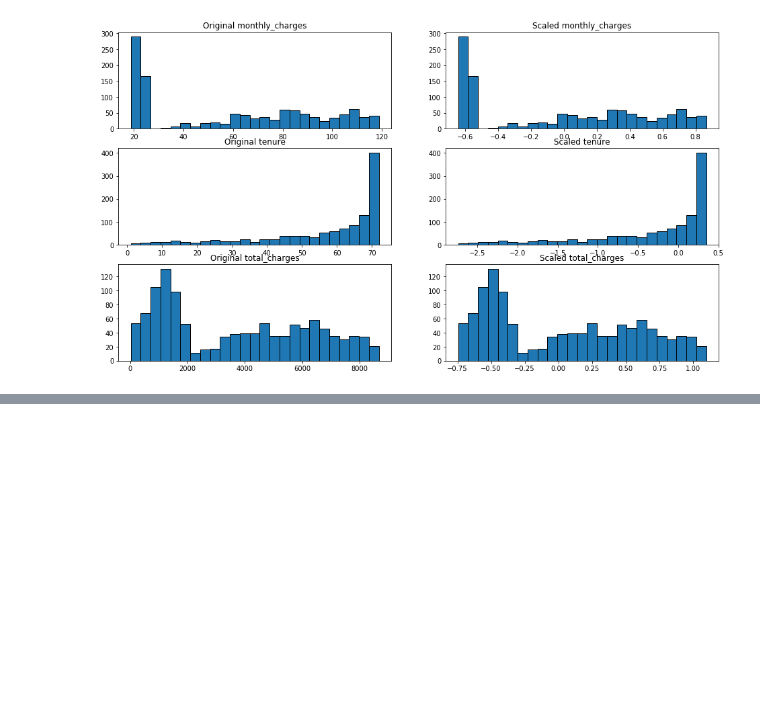
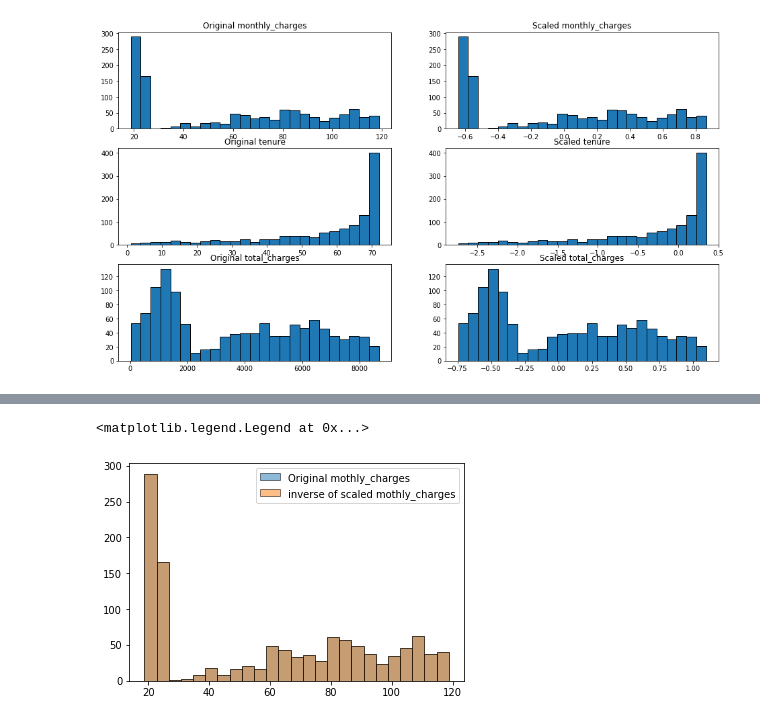
Before and after one commit to Yongliang-Shi/regression-exercises, a Jupyter notebook: scaling.ipynb, the cells around one changed output, grey strips where cells are left out. Saved outputs shown, nothing was run; the diff lists cells and outputs as text; code cells hidden in the pictures; blank space fills up the shorter version.

Commit message:
inverse the scaled data and compare the reults with the original data

```diff
--- a/scaling.ipynb
+++ b/scaling.ipynb
@@ -186,0 +213,30 @@ Text(0.5, 1.0, 'Scaled total_charges')
+# %%
+# Modify function 'add_scaled_columns' to 'add_inversed_columns'
+
+def add_inversed_columns(train, validate, test, scaler, columns_to_inverse):
+    new_column_names = [c + '_inversed' for c in columns_to_inverse]
+
+    train = pd.concat([
+        train,
+        pd.DataFrame(scaler.inverse_transform(train[columns_to_inverse]), columns=new_column_names, index=train.index),
+    ], axis=1)
+    validate = pd.concat([
+        validate,
+        pd.DataFrame(scaler.inverse_transform(validate[columns_to_inverse]), columns=new_column_names, index=validate.index),
+    ], axis=1)
+    test = pd.concat([
+        test,
+        pd.DataFrame(scaler.inverse_transform(test[columns_to_inverse]), columns=new_column_names, index=test.index),
+    ], axis=1)
+
+    return train, validate, test
+# %%
+# Reverse the MinMax columns
+
+cols_to_inverse = ['monthly_charges_scaled', 'tenure_scaled', 'total_charges_scaled']
+
+train_minmax_inv, validate_minmax_inv, test_minmax_inv = add_inversed_columns(train_minmax,
+                                                                              validate_minmax,
+                                                                              test_minmax,
+                                                                              scaler_minmax,
+                                                                              cols_to_inverse)
@@ -186,0 +302,10 @@ Text(0.5, 1.0, 'Scaled total_charges')
+# %%
+# Compare the original data and the inversed scaled data
+
+plt.hist(train_minmax_inv.monthly_charges, bins=25, ec='black', alpha=0.5, label='Original mothly_charges')
+plt.hist(train_minmax_inv.monthly_charges_scaled_inversed, bins=25, ec='black', alpha = 0.5,
+         label='inverse of scaled mothly_charges')
+plt.legend()
+# %% [output]
+<matplotlib.legend.Legend at 0x...>
+[figure, added]
```
Also changed, not shown: parts of 19 cells of this notebook.
